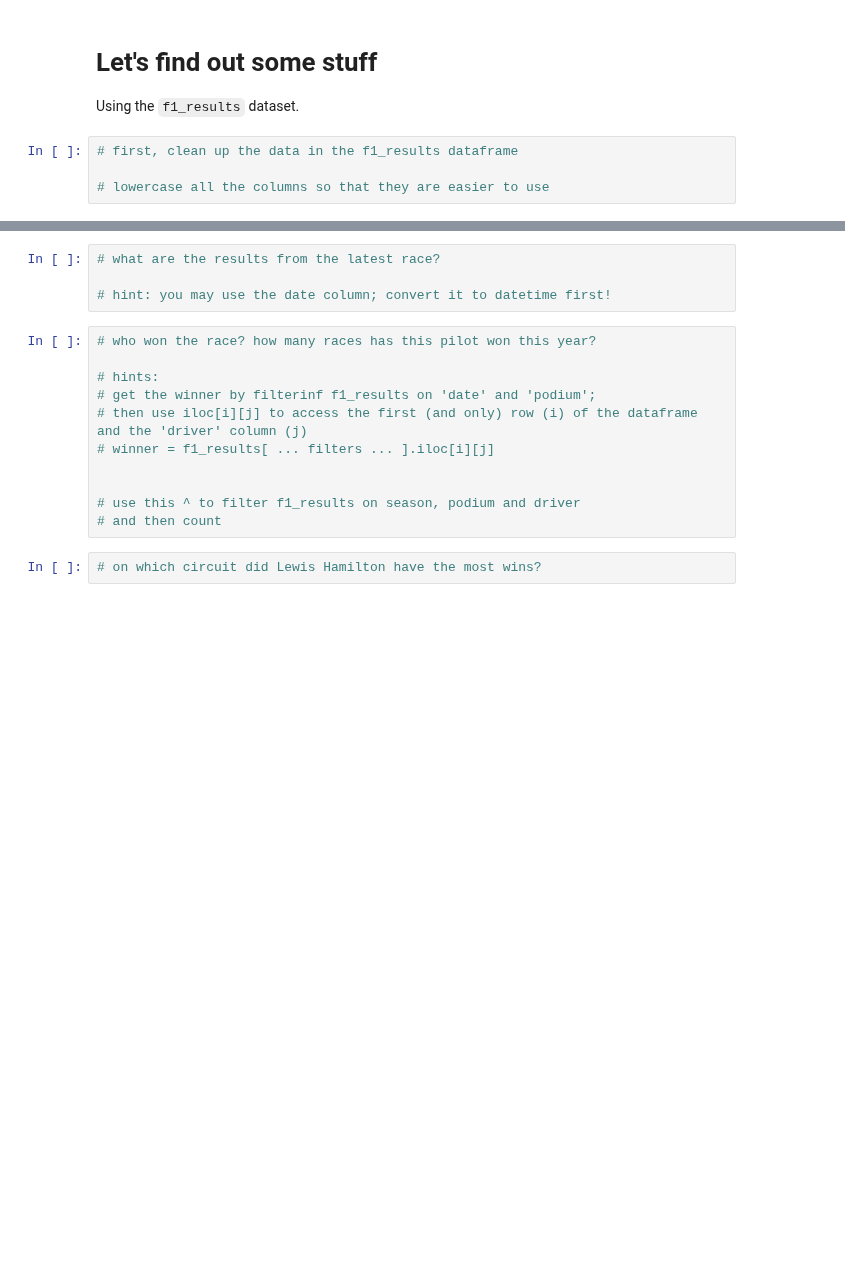
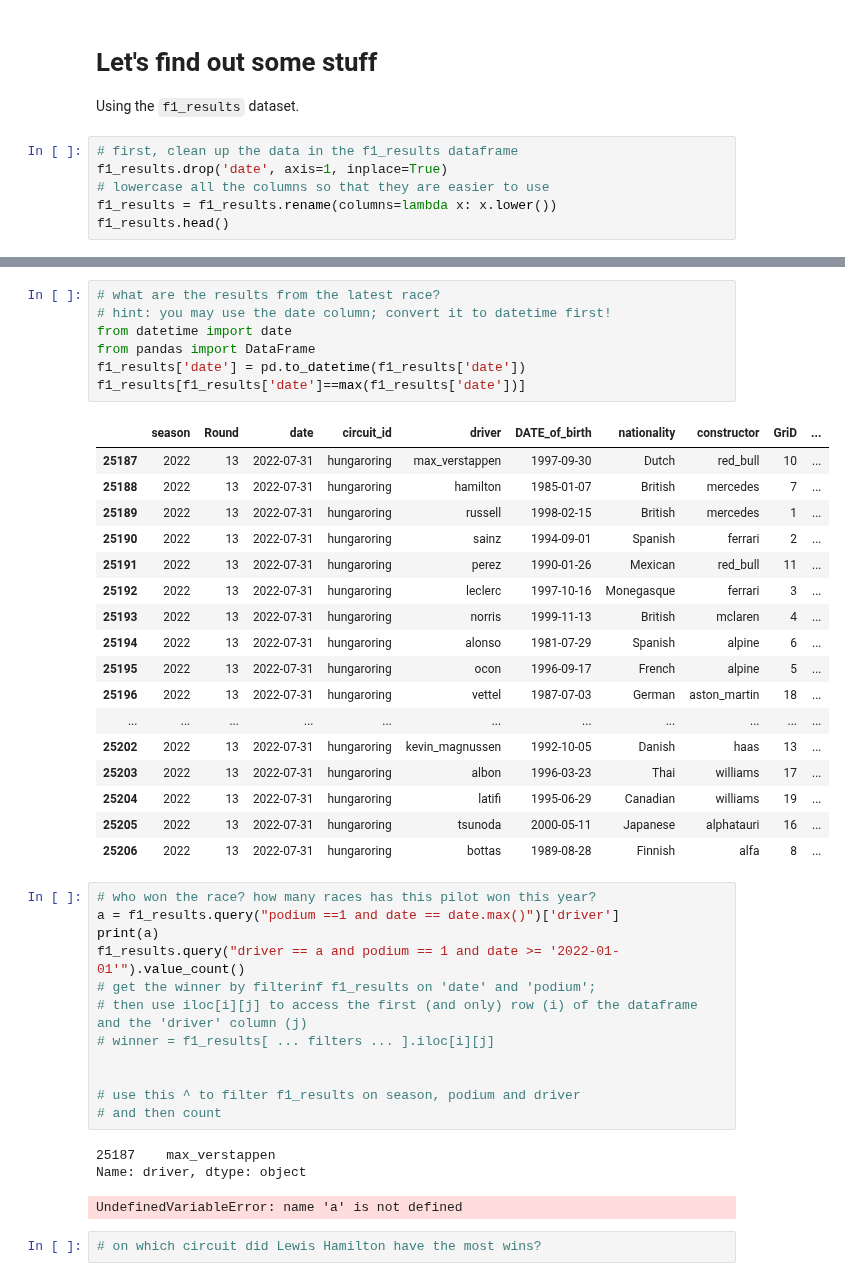
Before and after one commit to autrefois/bootcamp, a Jupyter notebook: 2022/python_workshop/notebooks/08_pandas.ipynb, the cells around one changed output, grey strips where cells are left out. Drawn from its saved outputs; the diff is of its cells as text; blank space fills up the shorter version.

Commit message:
pandas

```diff
--- a/2022/python_workshop/notebooks/08_pandas.ipynb
+++ b/2022/python_workshop/notebooks/08_pandas.ipynb
@@ -363,5 +856,7 @@ ax.legend(title='', loc='center', bbox_to_anchor=(-0.2, 0.5), ncol=1)
 Using the `f1_results` dataset.
 # %%
 # first, clean up the data in the f1_results dataframe
-
+f1_results.drop('date', axis=1, inplace=True)
 # lowercase all the columns so that they are easier to use
+f1_results = f1_results.rename(columns=lambda x: x.lower())
+f1_results.head()
@@ -374,11 +904,33 @@ Using the `f1_results` dataset.
 # %%
 # what are the results from the latest race?
-
 # hint: you may use the date column; convert it to datetime first!
+from datetime import date
+from pandas import DataFrame
+f1_results['date'] = pd.to_datetime(f1_results['date'])
+f1_results[f1_results['date']==max(f1_results['date'])]
+# %% [output]
+|  | season | Round | date | circuit_id | driver | DATE_of_birth | nationality | constructor | GriD | ... |
+| 25187 | 2022 | 13 | 2022-07-31 | hungaroring | max_verstappen | 1997-09-30 | Dutch | red_bull | 10 | ... |
+| 25188 | 2022 | 13 | 2022-07-31 | hungaroring | hamilton | 1985-01-07 | British | mercedes | 7 | ... |
+| 25189 | 2022 | 13 | 2022-07-31 | hungaroring | russell | 1998-02-15 | British | mercedes | 1 | ... |
+| 25190 | 2022 | 13 | 2022-07-31 | hungaroring | sainz | 1994-09-01 | Spanish | ferrari | 2 | ... |
+| 25191 | 2022 | 13 | 2022-07-31 | hungaroring | perez | 1990-01-26 | Mexican | red_bull | 11 | ... |
+| 25192 | 2022 | 13 | 2022-07-31 | hungaroring | leclerc | 1997-10-16 | Monegasque | ferrari | 3 | ... |
+| 25193 | 2022 | 13 | 2022-07-31 | hungaroring | norris | 1999-11-13 | British | mclaren | 4 | ... |
+| 25194 | 2022 | 13 | 2022-07-31 | hungaroring | alonso | 1981-07-29 | Spanish | alpine | 6 | ... |
+| 25195 | 2022 | 13 | 2022-07-31 | hungaroring | ocon | 1996-09-17 | French | alpine | 5 | ... |
+| 25196 | 2022 | 13 | 2022-07-31 | hungaroring | vettel | 1987-07-03 | German | aston_martin | 18 | ... |
+| ... | ... | ... | ... | ... | ... | ... | ... | ... | ... | ... |
+| 25202 | 2022 | 13 | 2022-07-31 | hungaroring | kevin_magnussen | 1992-10-05 | Danish | haas | 13 | ... |
+| 25203 | 2022 | 13 | 2022-07-31 | hungaroring | albon | 1996-03-23 | Thai | williams | 17 | ... |
+| 25204 | 2022 | 13 | 2022-07-31 | hungaroring | latifi | 1995-06-29 | Canadian | williams | 19 | ... |
+| 25205 | 2022 | 13 | 2022-07-31 | hungaroring | tsunoda | 2000-05-11 | Japanese | alphatauri | 16 | ... |
+| 25206 | 2022 | 13 | 2022-07-31 | hungaroring | bottas | 1989-08-28 | Finnish | alfa | 8 | ... |
 # %%
 # who won the race? how many races has this pilot won this year?
-
-# hints:
+a = f1_results.query("podium ==1 and date == date.max()")['driver']
+print(a)
+f1_results.query("driver == a and podium == 1 and date >= '2022-01-01'").value_count()
 # get the winner by filterinf f1_results on 'date' and 'podium';
 # then use iloc[i][j] to access the first (and only) row (i) of the dataframe and the 'driver' column (j)
 # winner = f1_results[ ... filters ... ].iloc[i][j]
@@ -386,6 +938,10 @@ Using the `f1_results` dataset.
 
 # use this ^ to filter f1_results on season, podium and driver
 # and then count
+# %% [output]
+25187    max_verstappen
+Name: driver, dtype: object
+UndefinedVariableError: name 'a' is not defined
 # %%
 # on which circuit did Lewis Hamilton have the most wins?
 # %% [markdown]
```
Also changed, not shown: parts of 67 cells of this notebook, 1 other file.
